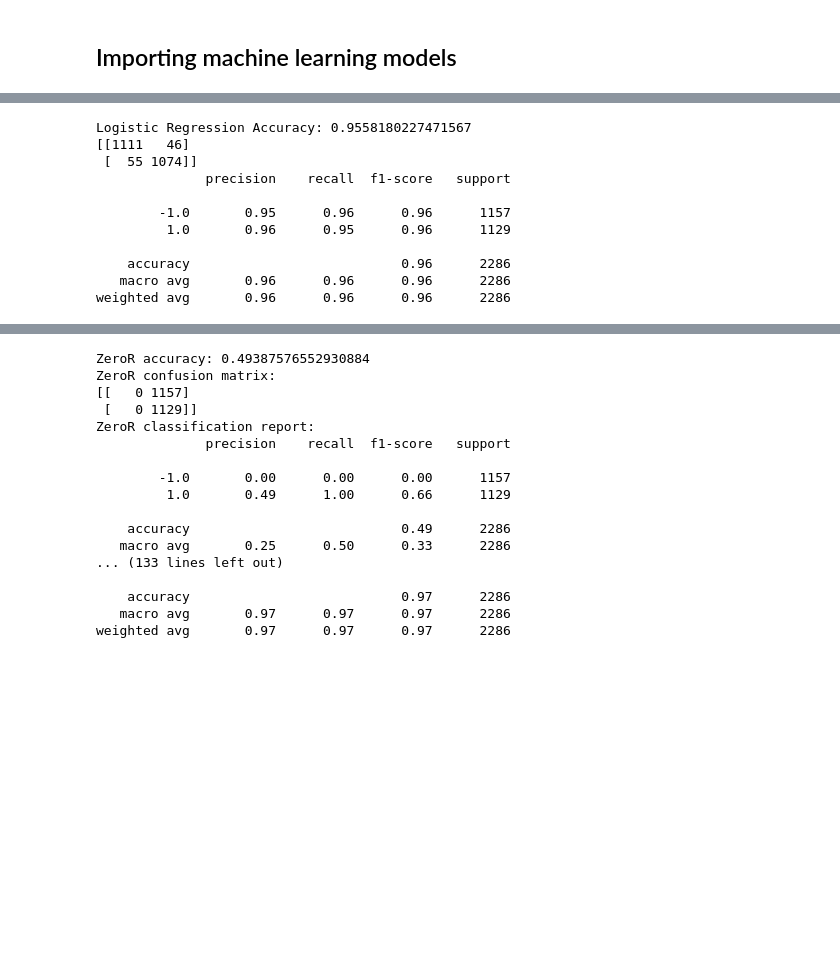
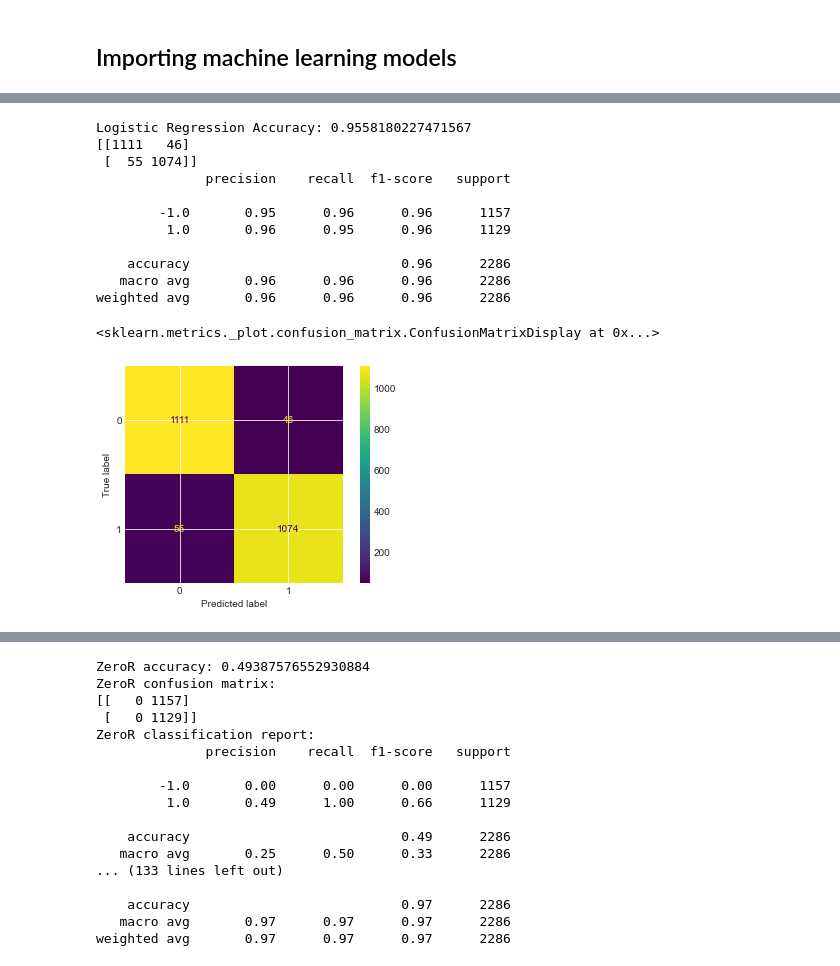
Before and after one commit to Mamdouh-Attia/Web-page-Phishing-Detection, a Jupyter notebook: workflow_notebook.ipynb, the cells around one changed output, grey strips where cells are left out. Drawn from its saved outputs; the diff is of its cells as text; code cells hidden in the pictures; blank space fills up the shorter version.

```diff
--- a/workflow_notebook.ipynb
+++ b/workflow_notebook.ipynb
@@ -310,27 +355,29 @@ weighted avg       0.24      0.49      0.33      2286
 # %%
 #logistic regression
+#TODO : learning rate tuning
 #hyperparameters for LR are:
-
-
 logreg = LogisticRegression(solver='lbfgs', max_iter=1000)
 logreg.fit(X_train, y_train)
 y_pred = logreg.predict(X_test)
 acc_log = accuracy_score(y_test, y_pred)
 print('Logistic Regression Accuracy:', acc_log)
 print(confusion_matrix(y_test, y_pred))
 print(classification_report(y_test, y_pred))
+ConfusionMatrixDisplay(confusion_matrix(y_test, y_pred)).plot()
 # %% [output]
 Logistic Regression Accuracy: 0.9558180227471567
 [[1111   46]
  [  55 1074]]
               precision    recall  f1-score   support
 
         -1.0       0.95      0.96      0.96      1157
          1.0       0.96      0.95      0.96      1129
 
     accuracy                           0.96      2286
    macro avg       0.96      0.96      0.96      2286
 weighted avg       0.96      0.96      0.96      2286
+<sklearn.metrics._plot.confusion_matrix.ConfusionMatrixDisplay at 0x...>
+[figure, added]
 # %%
 #trying out regularization for logistic regression
 #L1 regularization
```
Also changed, not shown: parts of 26 cells of this notebook, 5 other files.
